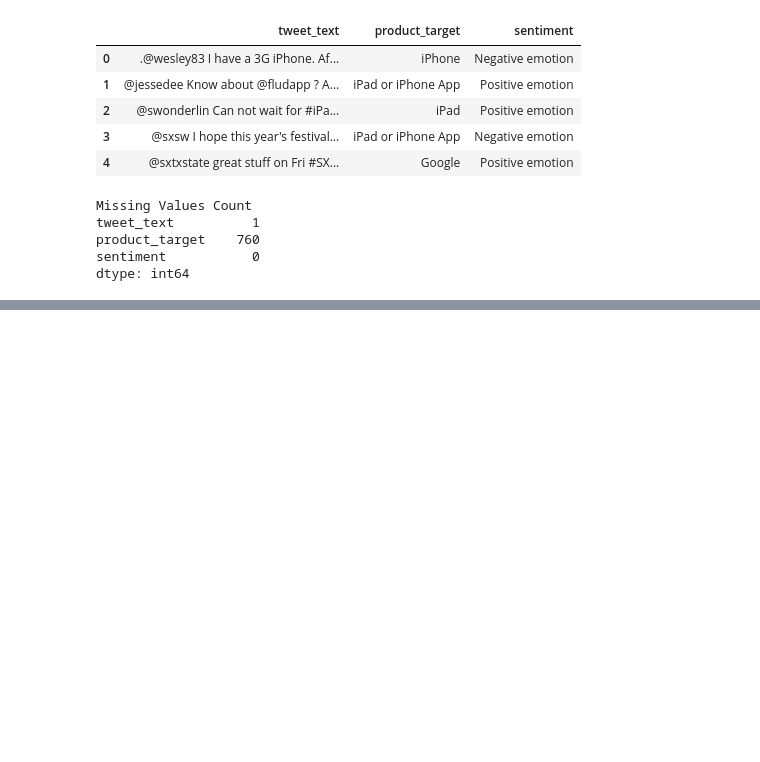
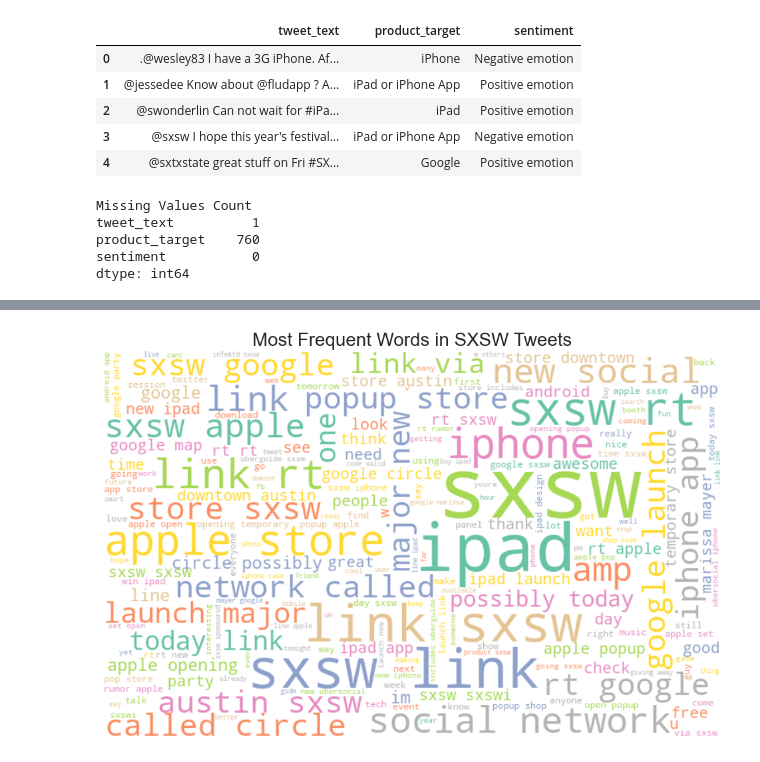
Before and after one commit to Jen-shiko/Phase4_Group3_Project, a Jupyter notebook: index.ipynb, the cells around one changed output, grey strips where cells are left out. Cells and saved outputs as stored; diff of their text form; code cells hidden in the pictures; blank space fills up the shorter version.

```diff
--- a/index.ipynb
+++ b/index.ipynb
@@ -155,0 +276,21 @@ Name: sentiment, dtype: object
+# %%
+# combine all cleaned tweets into one massive string
+all_words = ' '.join(df['cleaned_tweet'].dropna()) # drop NaN values
+
+# initialize and generate wordcloud
+wordcloud = WordCloud(
+    width=800,
+    height=500,
+    background_color='white',
+    max_font_size=110,
+    colormap='Set2'
+).generate(all_words)
+
+# plot the WordCloud to check common words
+plt.figure(figsize=(12, 8))
+plt.imshow(wordcloud, interpolation="bilinear")
+plt.axis('off')
+plt.title('Most Frequent Words in SXSW Tweets', fontsize=20)
+plt.show()
+# %% [output]
+[figure, added]
```
Also changed, not shown: parts of 9 cells of this notebook, 1 other file.
